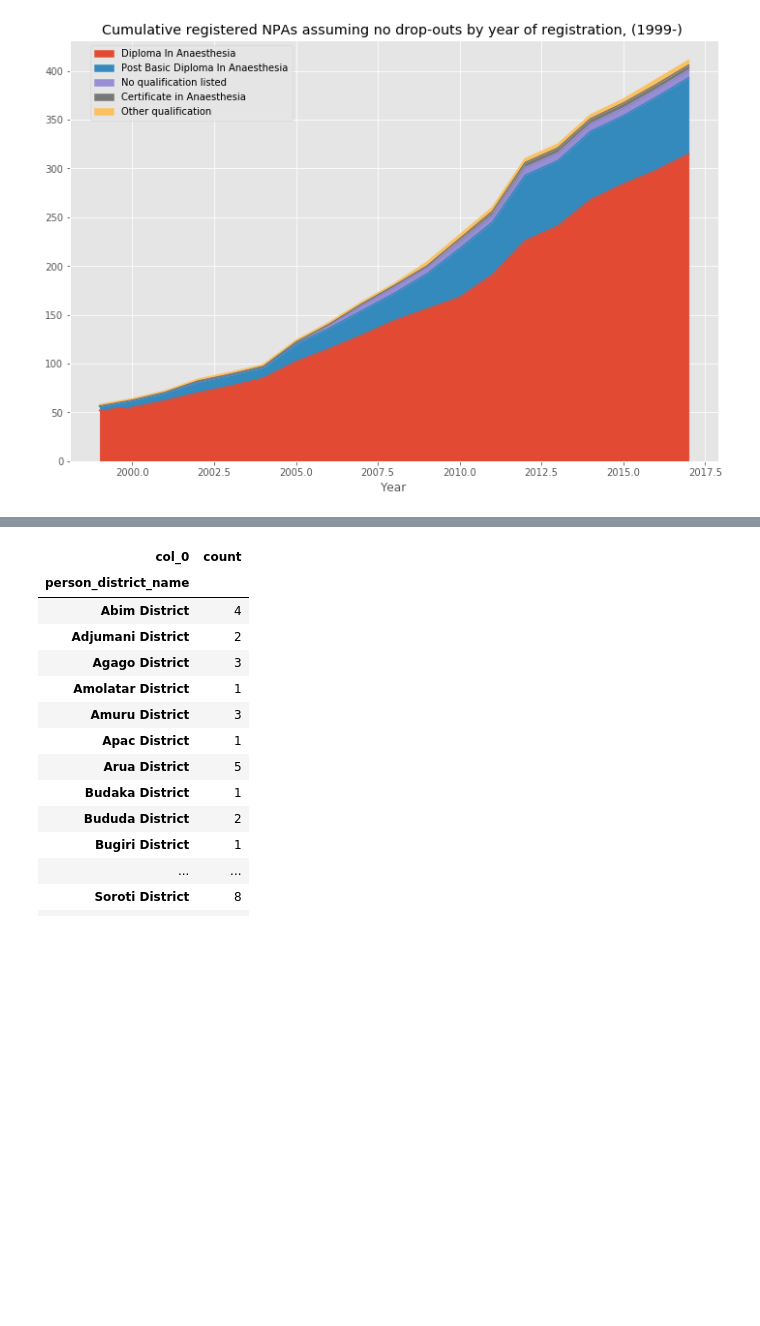
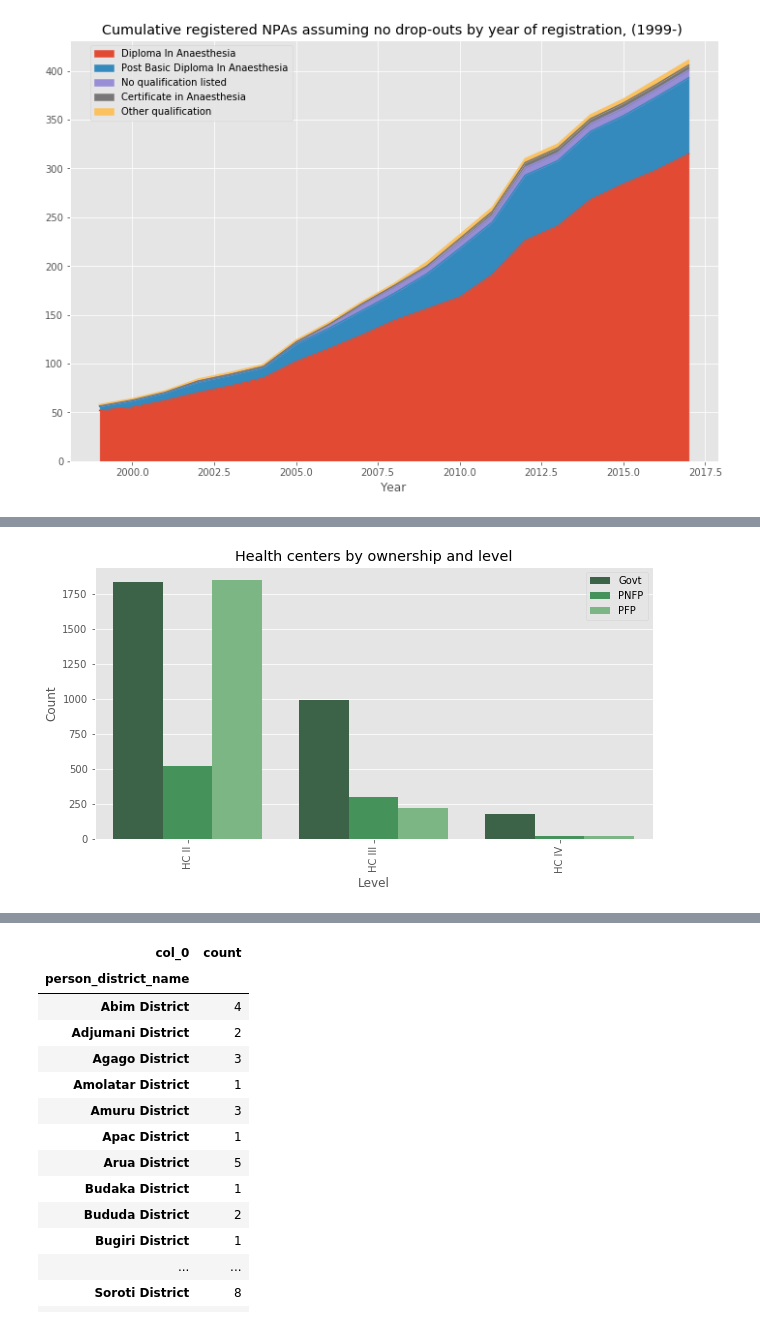
Before and after one commit to alexgoodell/uganda-model, a Jupyter notebook: notebooks/Non-physician anesthesthetist.ipynb, the cells around one changed output, grey strips where cells are left out. Cells and saved outputs as stored; diff of their text form; code cells hidden in the pictures; blank space fills up the shorter version.

```diff
--- a/notebooks/Non-physician anesthesthetist.ipynb
+++ b/notebooks/Non-physician anesthesthetist.ipynb
@@ -276,0 +280,92 @@ _ = plt.legend(bbox_to_anchor=(.35, 1))
+# %%
+import io, os, sys, types
+from IPython import get_ipython
+from nbformat import read
+from IPython.core.interactiveshell import InteractiveShell
+sys.path.append(os.path.join(os.path.dirname(''), '..'))
+
+def find_notebook(fullname, path=None):
+    """find a notebook, given its fully qualified name and an optional path
+
+    This turns "foo.bar" into "foo/bar.ipynb"
+    and tries turning "Foo_Bar" into "Foo Bar" if Foo_Bar
+    does not exist.
+    """
+    name = fullname.rsplit('.', 1)[-1]
+    if not path:
+        path = ['']
+    for d in path:
+        nb_path = os.path.join(d, name + ".ipynb")
+        if os.path.isfile(nb_path):
+            return nb_path
+        # let import Notebook_Name find "Notebook Name.ipynb"
+        nb_path = nb_path.replace("_", " ")
+        if os.path.isfile(nb_path):
+            return nb_path
+
+class NotebookLoader(object):
+    """Module Loader for Jupyter Notebooks"""
+    def __init__(self, path=None):
+        self.shell = InteractiveShell.instance()
+        self.path = path
+
+    def load_module(self, fullname):
+        """import a notebook as a module"""
+        path = find_notebook(fullname, self.path)
+
+        print ("importing Jupyter notebook from %s" % path)
+
+        # load the notebook object
+        with io.open(path, 'r', encoding='utf-8') as f:
+            nb = read(f, 4)
+
+
+        # create the module and add it to sys.modules
+        # if name in sys.modules:
+        #    return sys.modules[name]
+        mod = types.ModuleType(fullname)
+        mod.__file__ = path
+        mod.__loader__ = self
+        mod.__dict__['get_ipython'] = get_ipython
+        sys.modules[fullname] = mod
+
+        # extra work to ensure that magics that would affect the user_ns
+        # actually affect the notebook module's ns
+        save_user_ns = self.shell.user_ns
+        self.shell.user_ns = mod.__dict__
+
+        try:
+          for cell in nb.cells:
+            if cell.cell_type == 'code':
+                # transform the input to executable Python
+                code = self.shell.input_transformer_manager.transform_cell(cell.source)
+                # run the code in themodule
+                exec(code, mod.__dict__)
+        finally:
+            self.shell.user_ns = save_user_ns
+        return mod
+
+class NotebookFinder(object):
+    """Module finder that locates Jupyter Notebooks"""
+    def __init__(self):
+        self.loaders = {}
+
+    def find_module(self, fullname, path=None):
+        nb_path = find_notebook(fullname, path)
+        if not nb_path:
+            return
+
+        key = path
+        if path:
+            # lists aren't hashable
+            key = os.path.sep.join(path)
+
+        if key not in self.loaders:
+            self.loaders[key] = NotebookLoader(path)
+        return self.loaders[key]
+
+sys.meta_path.append(NotebookFinder())
+
+import notebooks.Facilities as fac
+reload(fac)
+# %% [output]
@@ -276,0 +390 @@ _ = plt.legend(bbox_to_anchor=(.35, 1))
+[figure, added]
```
Also changed, not shown: parts of 6 cells of this notebook, 3 other files.
